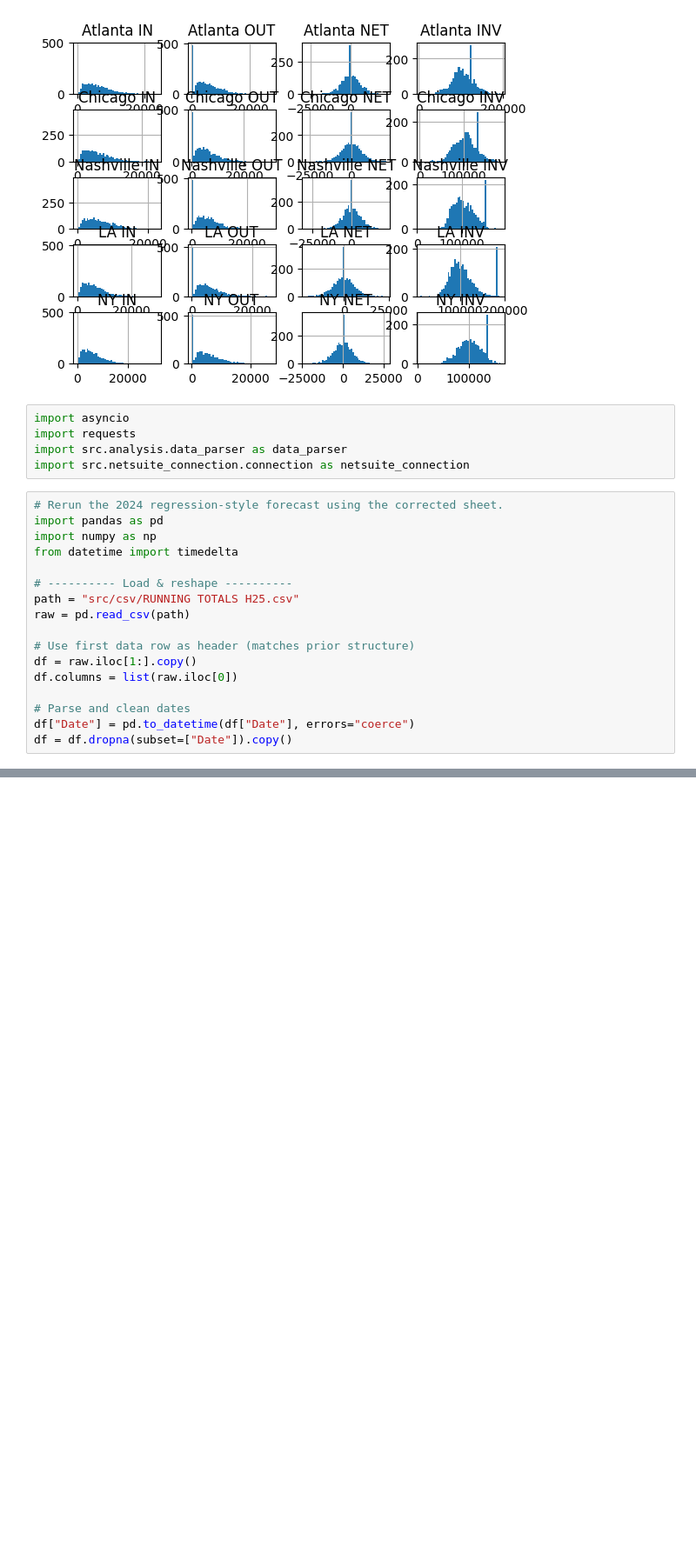
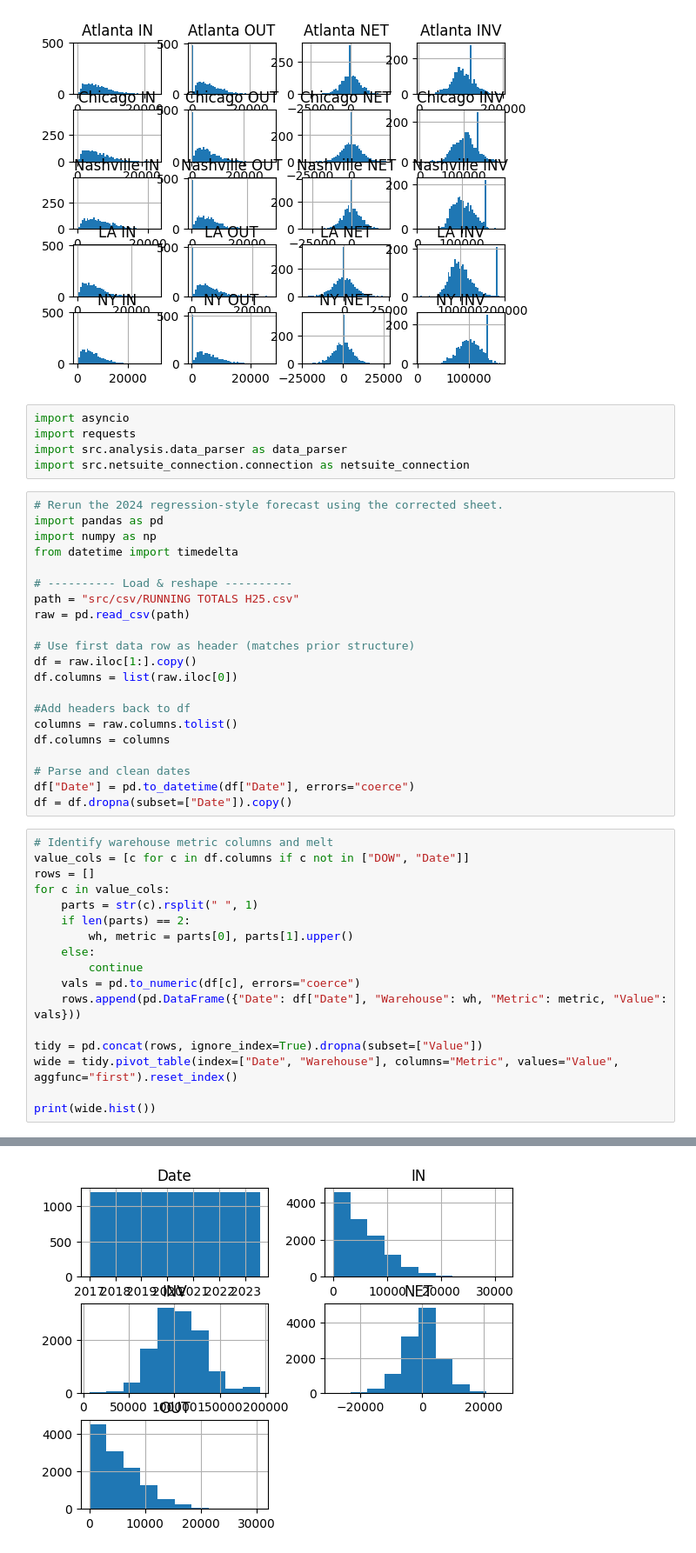
Before and after one commit to alexditto/Suiteworld25, a Jupyter notebook: hackathon.ipynb, the cells around one changed output, grey strips where cells are left out. Shown at 87% size. Drawn from its saved outputs; the diff is of its cells as text; blank space fills up the shorter version.

```diff
--- a/hackathon.ipynb
+++ b/hackathon.ipynb
@@ -60,6 +60,28 @@ raw = pd.read_csv(path)
 df = raw.iloc[1:].copy()
 df.columns = list(raw.iloc[0])
 
+#Add headers back to df
+columns = raw.columns.tolist()
+df.columns = columns
+
 # Parse and clean dates
 df["Date"] = pd.to_datetime(df["Date"], errors="coerce")
 df = df.dropna(subset=["Date"]).copy()
+# %%
+# Identify warehouse metric columns and melt
+value_cols = [c for c in df.columns if c not in ["DOW", "Date"]]
+rows = []
+for c in value_cols:
+    parts = str(c).rsplit(" ", 1)
+    if len(parts) == 2:
+        wh, metric = parts[0], parts[1].upper()
+    else:
+        continue
+    vals = pd.to_numeric(df[c], errors="coerce")
+    rows.append(pd.DataFrame({"Date": df["Date"], "Warehouse": wh, "Metric": metric, "Value": vals}))
+
+tidy = pd.concat(rows, ignore_index=True).dropna(subset=["Value"])
+wide = tidy.pivot_table(index=["Date", "Warehouse"], columns="Metric", values="Value", aggfunc="first").reset_index()
+
+print(wide.hist())
+# %% [output]
@@ -65,0 +91 @@ df = df.dropna(subset=["Date"]).copy()
+[figure, added]
```
Also changed, not shown: parts of 2 cells of this notebook, 3 other files.
